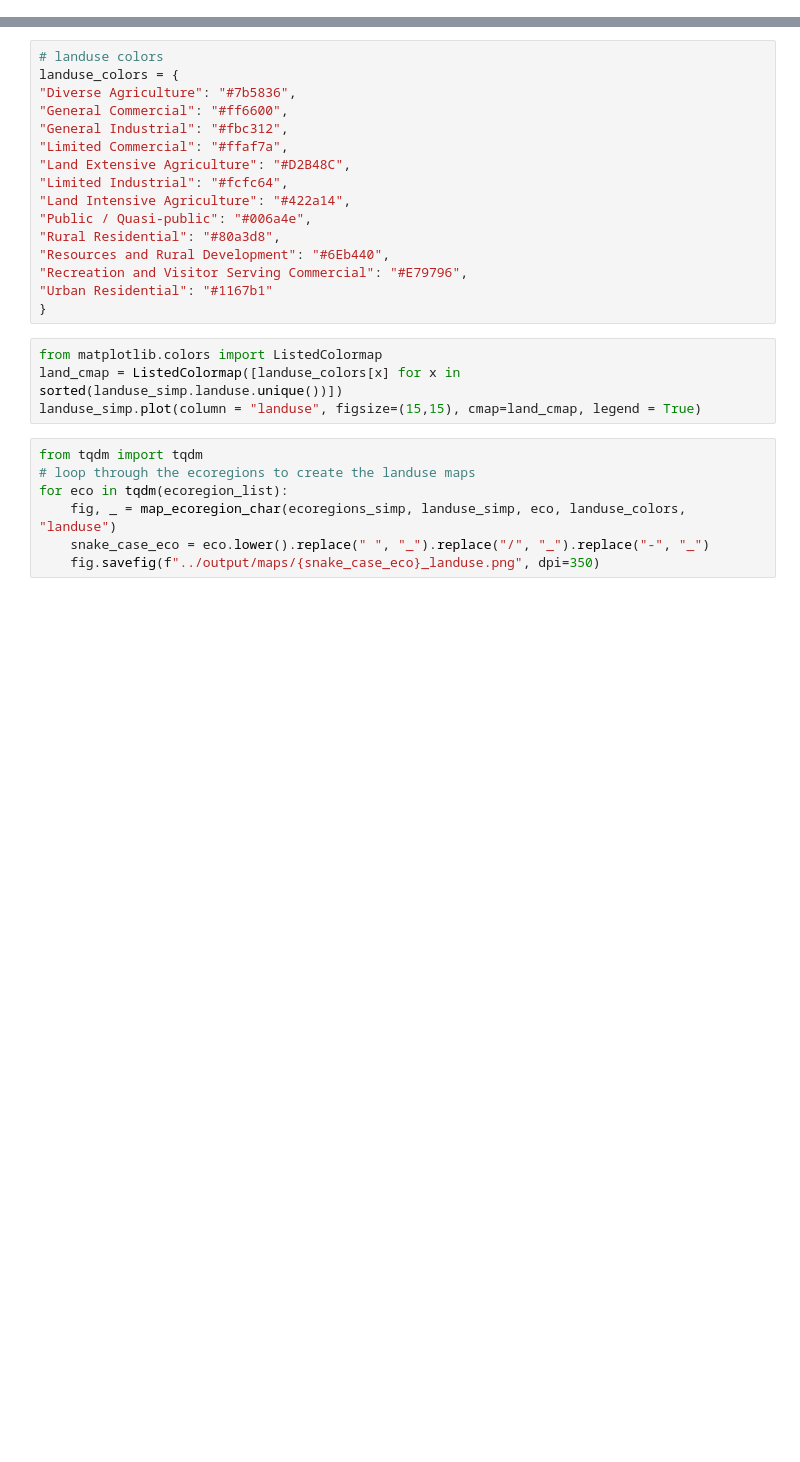
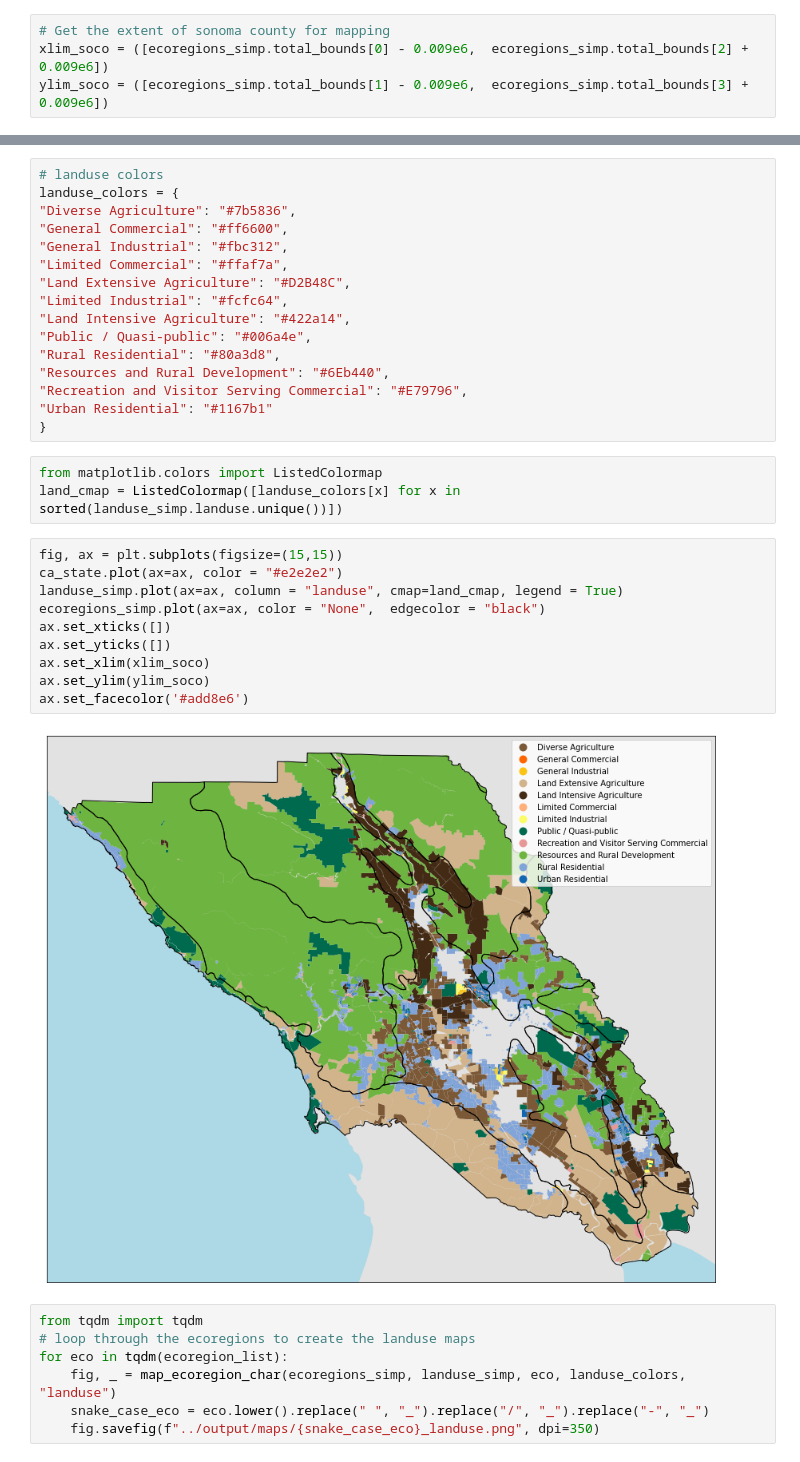
Before and after one commit to acmarley-erg/soco_resilience, a Jupyter notebook: py/zone_characteristic_viz.ipynb, the cells around one changed output, grey strips where cells are left out. Drawn from its saved outputs; the diff is of its cells as text; blank space fills up the shorter version.

```diff
--- a/py/zone_characteristic_viz.ipynb
+++ b/py/zone_characteristic_viz.ipynb
@@ -60,4 +48,8 @@ ecoregions_simp
 # %% [markdown]
 ## MAPS
+# %%
+# Get the extent of sonoma county for mapping
+xlim_soco = ([ecoregions_simp.total_bounds[0] - 0.009e6,  ecoregions_simp.total_bounds[2] +  0.009e6])
+ylim_soco = ([ecoregions_simp.total_bounds[1] - 0.009e6,  ecoregions_simp.total_bounds[3] +  0.009e6])
 # %%
 # map of all ecoregions
@@ -155,7 +146,18 @@ landuse_colors = {
 # %%
 from matplotlib.colors import ListedColormap
 land_cmap = ListedColormap([landuse_colors[x] for x in sorted(landuse_simp.landuse.unique())])
-landuse_simp.plot(column = "landuse", figsize=(15,15), cmap=land_cmap, legend = True)
+# %%
+fig, ax = plt.subplots(figsize=(15,15))
+ca_state.plot(ax=ax, color = "#e2e2e2")
+landuse_simp.plot(ax=ax, column = "landuse", cmap=land_cmap, legend = True)
+ecoregions_simp.plot(ax=ax, color = "None",  edgecolor = "black")
+ax.set_xticks([])
+ax.set_yticks([])
+ax.set_xlim(xlim_soco)
+ax.set_ylim(ylim_soco)
+ax.set_facecolor('#add8e6')
+# %% [output]
+[figure, added]
 # %%
 from tqdm import tqdm
 # loop through the ecoregions to create the landuse maps
```
Also changed, not shown: parts of 6 cells of this notebook, 1 other file.
